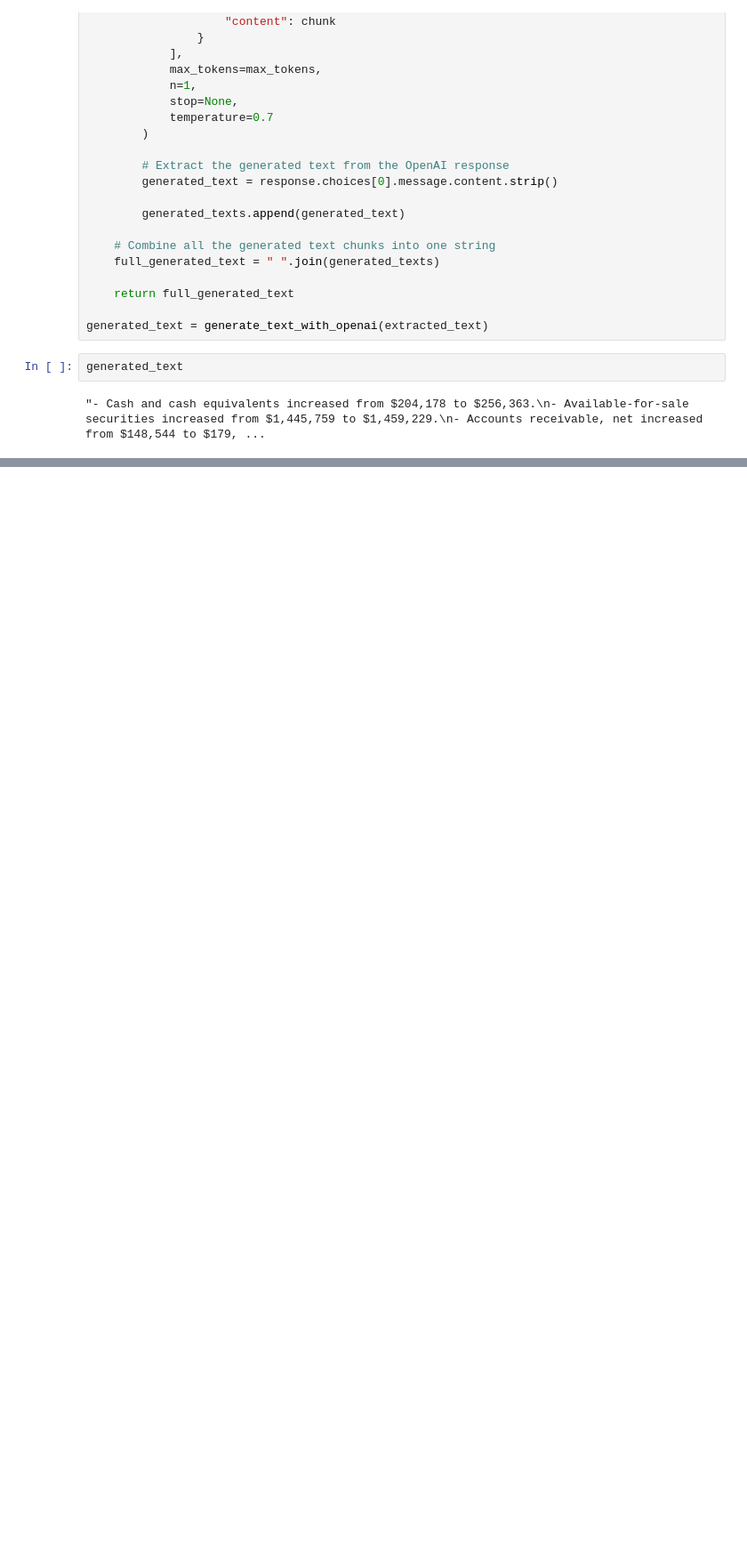
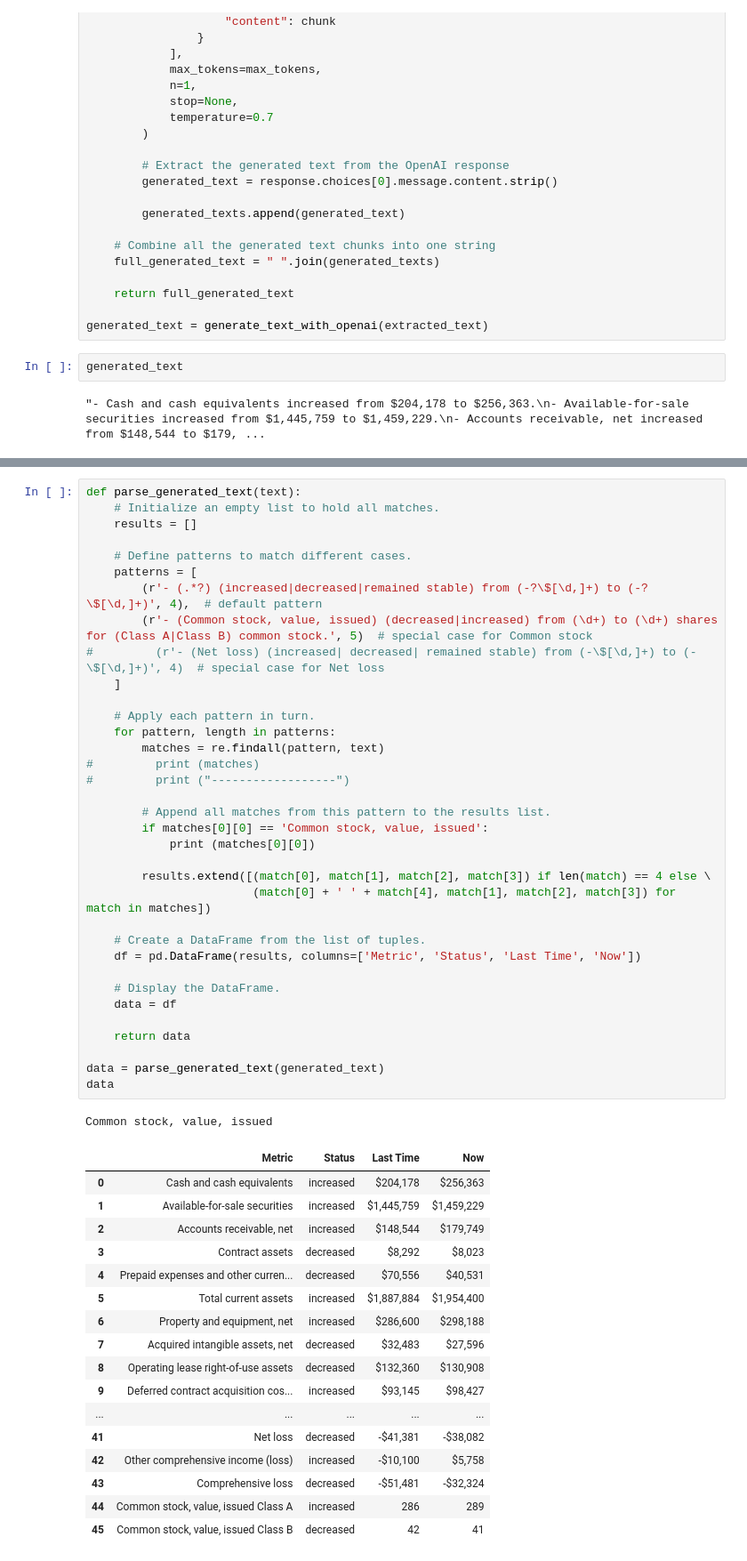
Before and after one commit to viethuy25/auto_consum, a Jupyter notebook: main.ipynb, the cells around one changed output, grey strips where cells are left out. Shown: that part at 89% size. Cells and saved outputs as stored; diff of their text form; blank space fills up the shorter version.

```diff
--- a/main.ipynb
+++ b/main.ipynb
@@ -215,0 +176,54 @@ data
+# %%
+def parse_generated_text(text):
+    # Initialize an empty list to hold all matches.
+    results = []
+
+    # Define patterns to match different cases.
+    patterns = [
+        (r'- (.*?) (increased|decreased|remained stable) from (-?\$[\d,]+) to (-?\$[\d,]+)', 4),  # default pattern
+        (r'- (Common stock, value, issued) (decreased|increased) from (\d+) to (\d+) shares for (Class A|Class B) common stock.', 5)  # special case for Common stock
+#         (r'- (Net loss) (increased| decreased| remained stable) from (-\$[\d,]+) to (-\$[\d,]+)', 4)  # special case for Net loss
+    ]
+
+    # Apply each pattern in turn.
+    for pattern, length in patterns:
+        matches = re.findall(pattern, text)
+#         print (matches)
+#         print ("------------------")
+
+        # Append all matches from this pattern to the results list.
+        if matches[0][0] == 'Common stock, value, issued':
+            print (matches[0][0])
+
+        results.extend([(match[0], match[1], match[2], match[3]) if len(match) == 4 else \
+                        (match[0] + ' ' + match[4], match[1], match[2], match[3]) for match in matches])
+
+    # Create a DataFrame from the list of tuples.
+    df = pd.DataFrame(results, columns=['Metric', 'Status', 'Last Time', 'Now'])
+
+    # Display the DataFrame.
+    data = df
+
+    return data
+
+data = parse_generated_text(generated_text)
+data
+# %% [output]
+Common stock, value, issued
+|  | Metric | Status | Last Time | Now |
+| 0 | Cash and cash equivalents | increased | $204,178 | $256,363 |
+| 1 | Available-for-sale securities | increased | $1,445,759 | $1,459,229 |
+| 2 | Accounts receivable, net | increased | $148,544 | $179,749 |
+| 3 | Contract assets | decreased | $8,292 | $8,023 |
+| 4 | Prepaid expenses and other curren... | decreased | $70,556 | $40,531 |
+| 5 | Total current assets | increased | $1,887,884 | $1,954,400 |
+| 6 | Property and equipment, net | increased | $286,600 | $298,188 |
+| 7 | Acquired intangible assets, net | decreased | $32,483 | $27,596 |
+| 8 | Operating lease right-of-use assets | decreased | $132,360 | $130,908 |
+| 9 | Deferred contract acquisition cos... | increased | $93,145 | $98,427 |
+| ... | ... | ... | ... | ... |
+| 41 | Net loss | decreased | -$41,381 | -$38,082 |
+| 42 | Other comprehensive income (loss) | increased | -$10,100 | $5,758 |
+| 43 | Comprehensive loss | decreased | -$51,481 | -$32,324 |
+| 44 | Common stock, value, issued Class A | increased | 286 | 289 |
+| 45 | Common stock, value, issued Class B | decreased | 42 | 41 |
```
Also changed, not shown: parts of 11 cells of this notebook.
